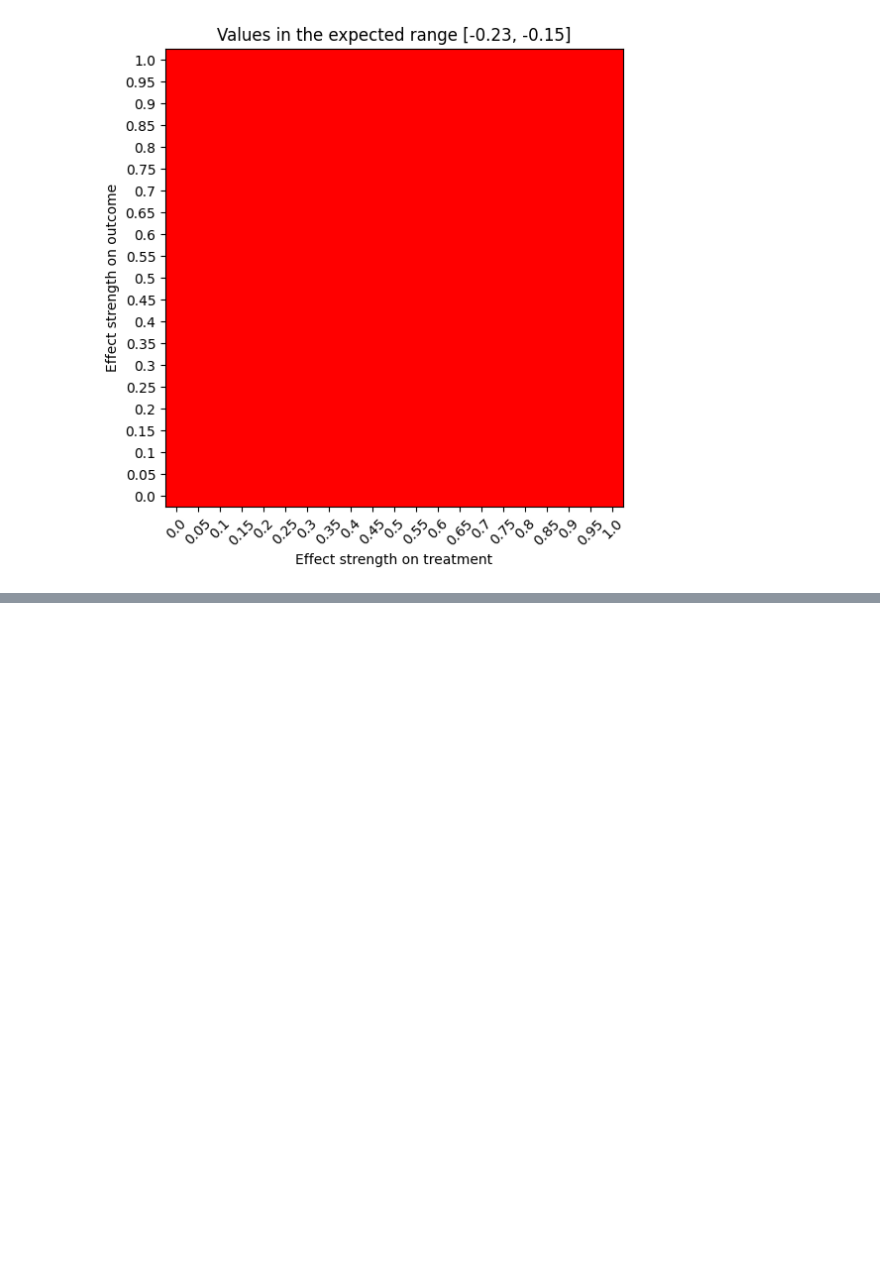
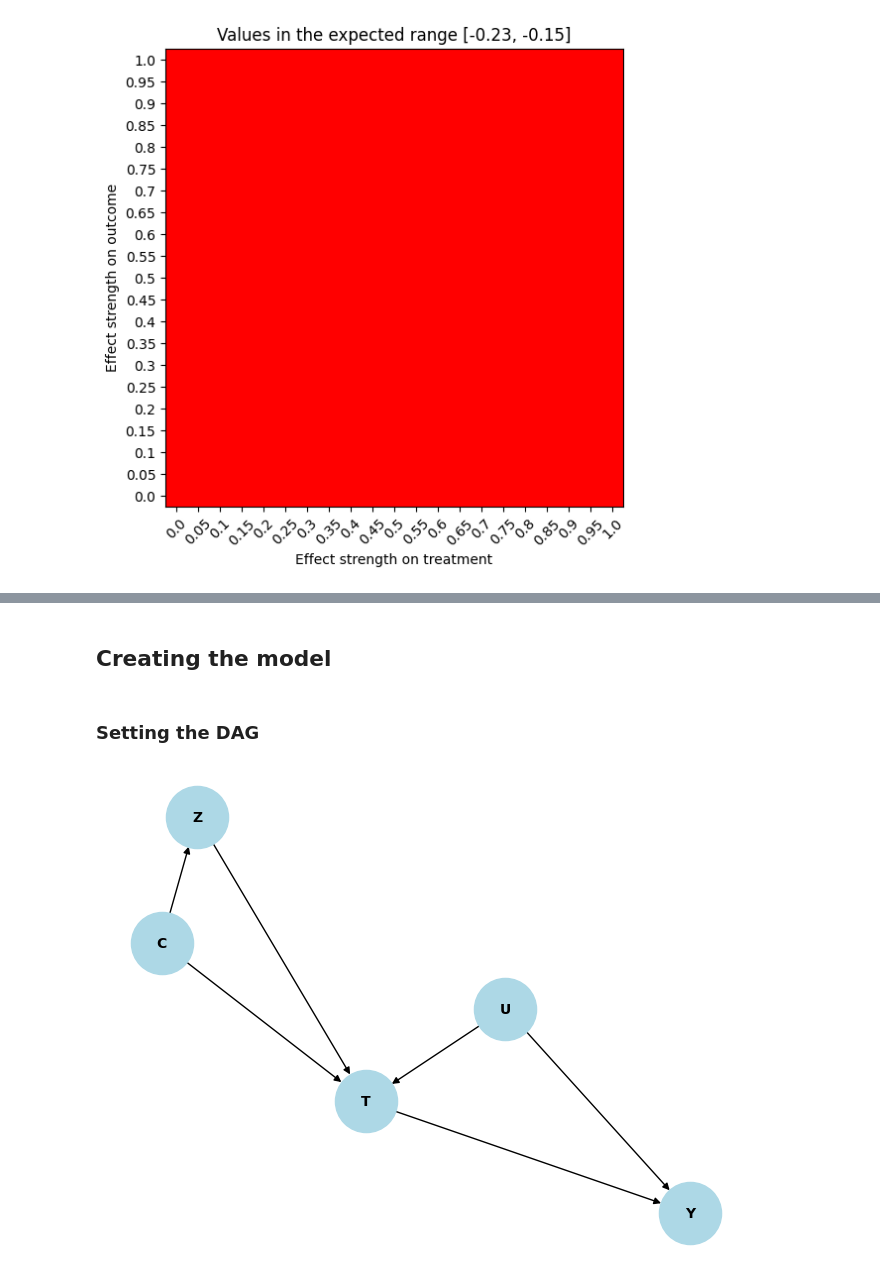
Before and after one commit to Causal-Inference-Group-C4AI/tests, a Jupyter notebook: notebooks/CausalModel/sensitivity_analysis.ipynb, the cells around one changed output, grey strips where cells are left out. Saved outputs shown, nothing was run; the diff lists cells and outputs as text; code cells hidden in the pictures; blank space fills up the shorter version.

```diff
--- a/notebooks/CausalModel/sensitivity_analysis.ipynb
+++ b/notebooks/CausalModel/sensitivity_analysis.ipynb
@@ -372,0 +377,4 @@ plt.show()
+# %% [markdown]
+## Creating the model
+# %% [markdown]
+### Setting the DAG
@@ -372,0 +389,15 @@ plt.show()
+# %%
+causal_graph = nx.DiGraph([
+    ('C', 'Z'),
+    ('C', 'T'),
+    ('Z', 'T'),
+    ('T', 'Y'),
+    ('U', 'Y'),
+    ('U', 'T')
+]
+)
+
+nx.draw(causal_graph, with_labels=True, node_size=2000, node_color='lightblue', font_size=10, font_weight='bold')
+plt.show()
+# %% [output]
+[figure, added]
```
Also changed, not shown: parts of 19 cells of this notebook.
